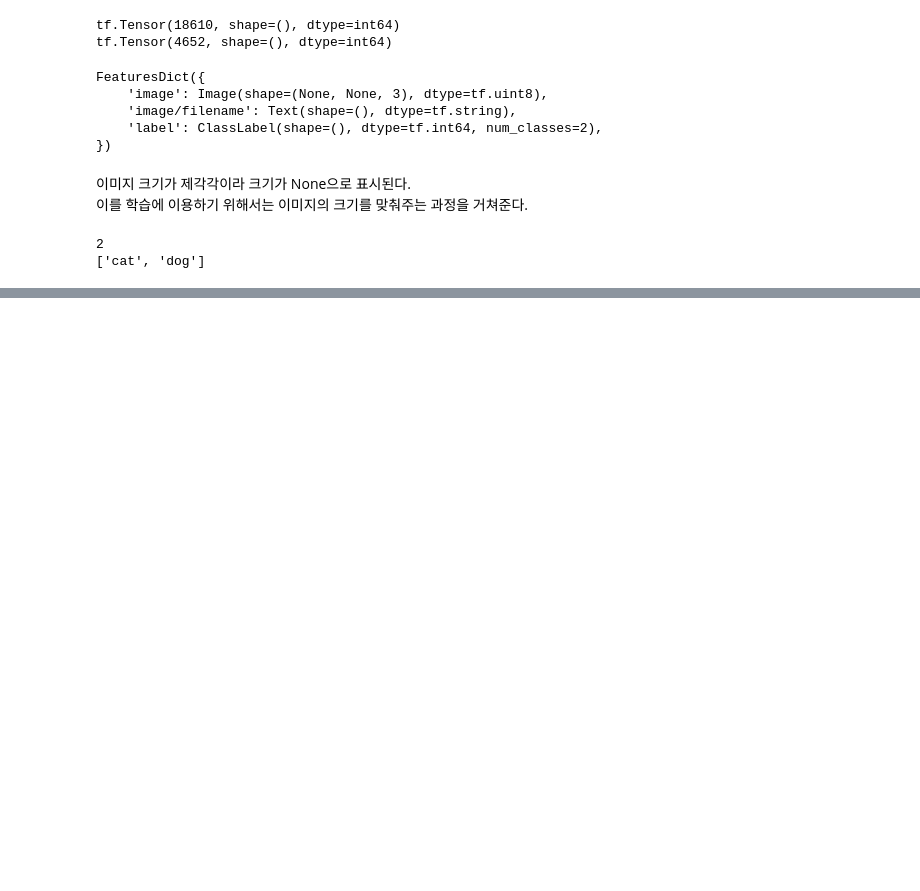
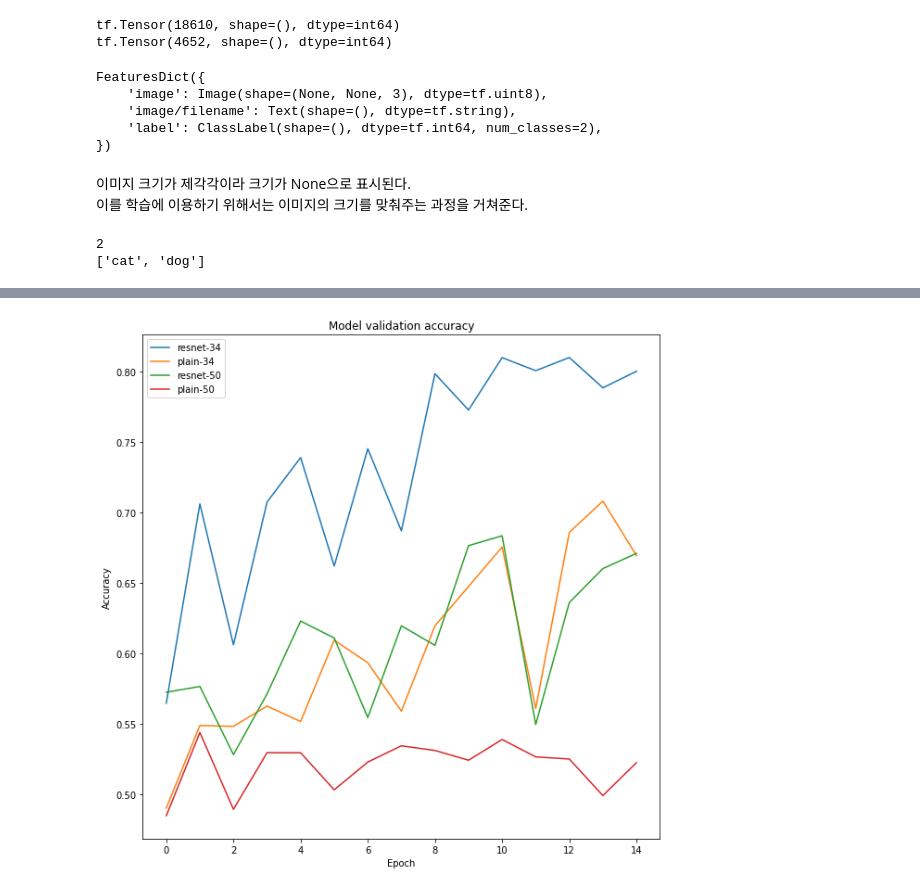
Before and after one commit to chaen805/AIFFEL_GoingDeeper, a Jupyter notebook: GD02/[G-02] ResNet_ablation_study.ipynb, the cells around one changed output, grey strips where cells are left out. Drawn from its saved outputs; the diff is of its cells as text; code cells hidden in the pictures; blank space fills up the shorter version.

```diff
--- a/GD02/[G-02] ResNet_ablation_study.ipynb
+++ b/GD02/[G-02] ResNet_ablation_study.ipynb
@@ -392,0 +532,16 @@ history_plain_50 = plain_50.fit(
+# %%
+plt.figure(figsize=(10, 10))
+
+plt.plot(history_resnet_34.history['val_accuracy'])
+plt.plot(history_plain_34.history['val_accuracy'])
+plt.plot(history_resnet_50.history['val_accuracy'])
+plt.plot(history_plain_50.history['val_accuracy'])
+
+plt.title('Model validation accuracy')
+plt.ylabel('Accuracy')
+plt.xlabel('Epoch')
+plt.legend(['resnet-34', 'plain-34', 'resnet-50', 'plain-50'], loc='upper left')
+
+plt.show()
+# %% [output]
+[figure, added]
```
Also changed, not shown: parts of 23 cells of this notebook.
